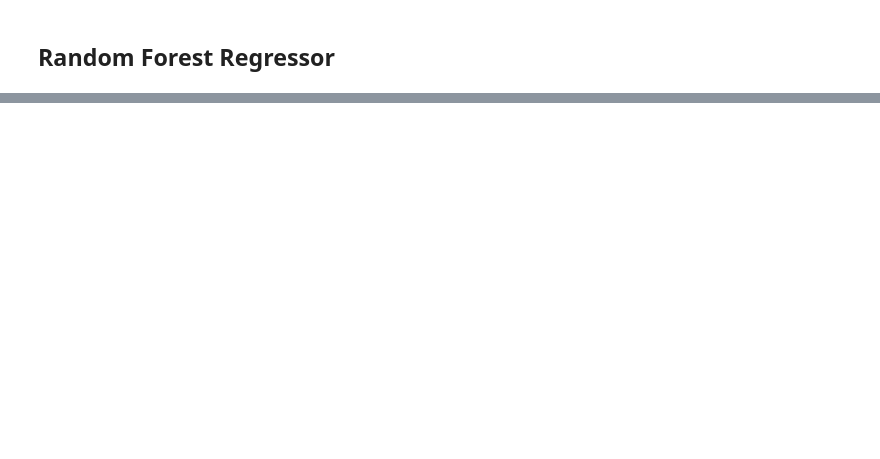
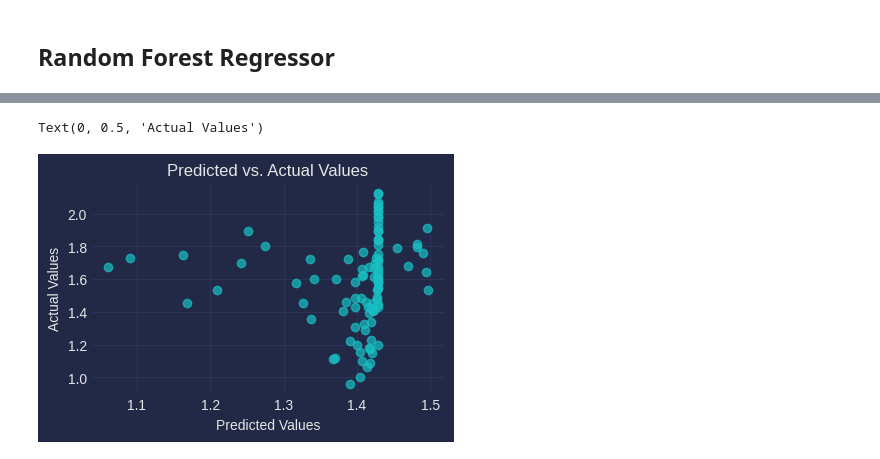
Before and after one commit to bernicelau430/Time_Series_Forecasting_for_Stock_Analysis, a Jupyter notebook: RandomForest.ipynb, the cells around one changed output, grey strips where cells are left out. Drawn from its saved outputs; the diff is of its cells as text; code cells hidden in the pictures; blank space fills up the shorter version.

Commit message:
first try random forest

```diff
--- a/RandomForest.ipynb
+++ b/RandomForest.ipynb
@@ -84,2 +87,21 @@ x_train.shape
 # %% [markdown]
 ## Random Forest Regressor
+# %%
+# Build the Random Forest Model
+x_train_rf = x_train.reshape(x_train.shape[0], x_train.shape[1])
+rf_model = RandomForestRegressor(n_estimators=100, random_state=42)
+
+# Train the Ranomd Forest Model
+rf_model.fit(x_train_rf, y_train)
+
+# Prepare test data and make predictions
+x_test = scaled_data[training_data_len - 60:, :]
+x_test_rf, y_test = [], []
+for i in range(60, len(x_test)):
+    x_test_rf.append(x_test[i-60:i, 0])
+    y_test.append(x_test[i, 0])
+
+# Convert the data to a numpy array and reshape the data
+x_test_rf = np.array(x_test_rf).reshape(len(x_test_rf), 60)
+
+predictions = rf_model.predict(x_test_rf)
@@ -85,0 +152,18 @@ x_train.shape
+# %%
+# Evaluate how well the Random Forest model performs.
+# If the predictions perfectly match the actual values, the points should align along a straight line with a slope of 1.
+
+actual_values = y_test
+predicted_values = predictions
+
+plt.figure(figsize=(10, 6))
+
+# Scatter plot of predicted vs. actual values
+plt.subplot(2, 2, 1)
+plt.scatter(predicted_values, actual_values, alpha=0.7)
+plt.title('Predicted vs. Actual Values')
+plt.xlabel('Predicted Values')
+plt.ylabel('Actual Values')
+# %% [output]
+Text(0, 0.5, 'Actual Values')
+[figure, added]
```
Also changed, not shown: parts of 9 cells of this notebook.
